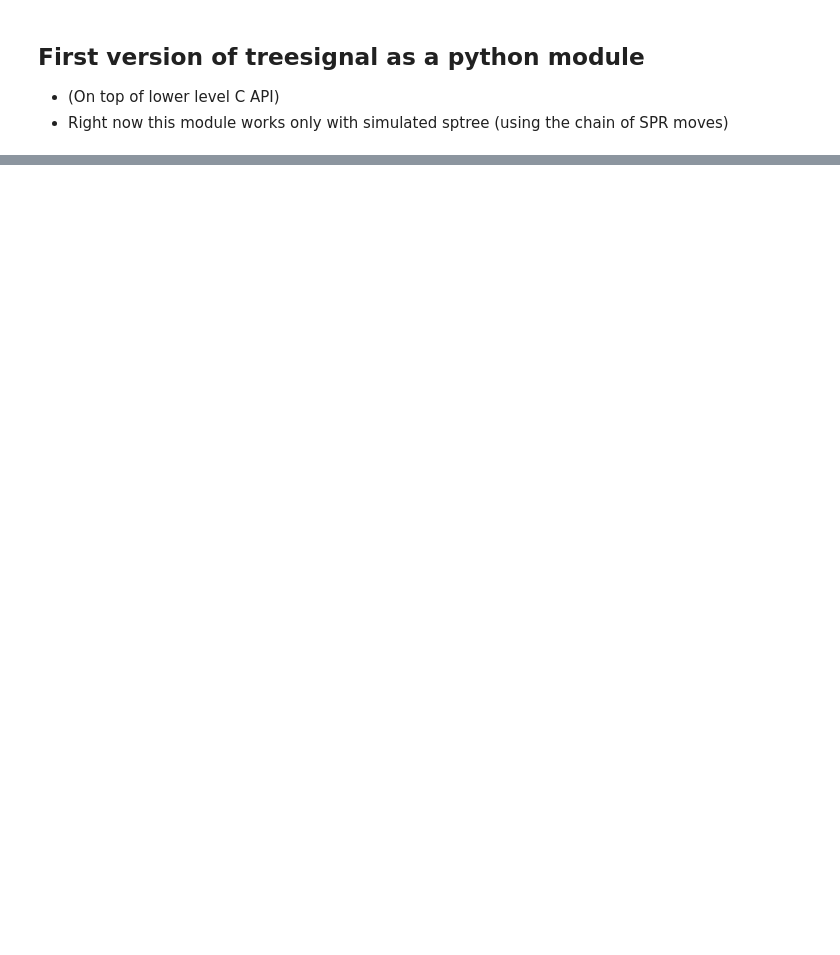
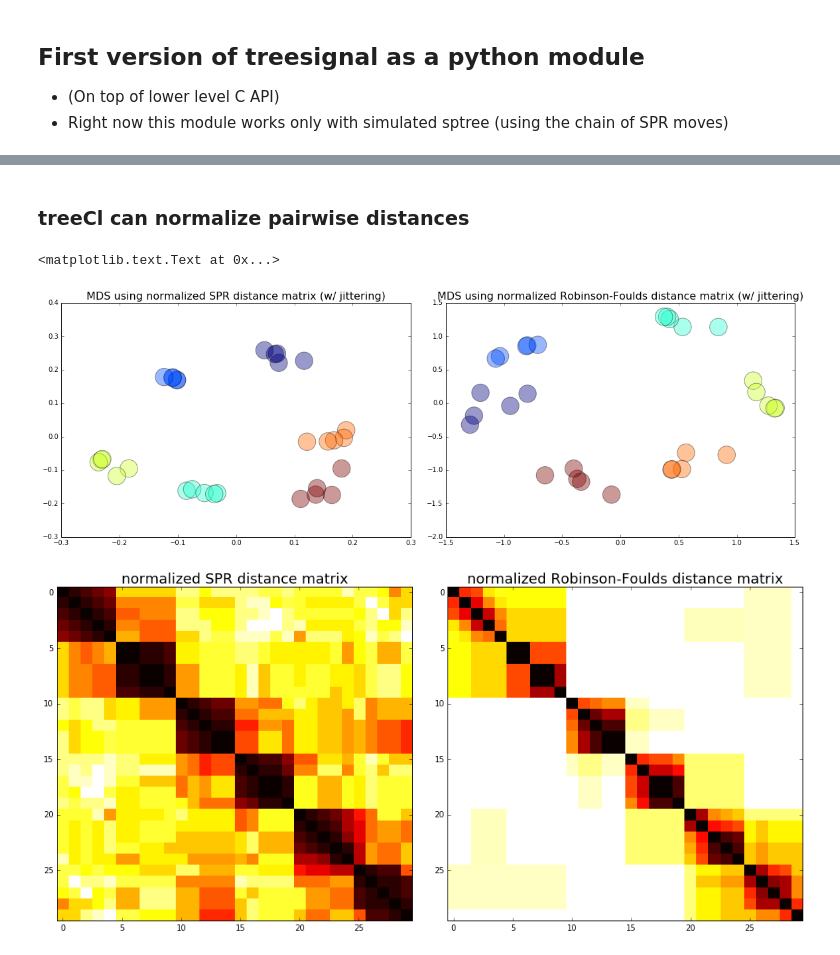
Before and after one commit to leomrtns/genefam-dist, a Jupyter notebook: docs/005.treesignal_python_module.ipynb, the cells around one changed output, grey strips where cells are left out. Cells and saved outputs as stored; diff of their text form; code cells hidden in the pictures; blank space fills up the shorter version.

```diff
--- a/docs/005.treesignal_python_module.ipynb
+++ b/docs/005.treesignal_python_module.ipynb
@@ -93,0 +153,48 @@ axes[1].set_title("MDS using precomputed SPR distance matrix")
+# %% [markdown]
+### treeCl can normalize pairwise distances
+# %%
+n_t = len(gt)
+treecl_rf  = np.zeros((n_t,n_t)) ## square distance matrix
+treecl_spr = np.zeros((n_t,n_t)) ## square distance matrix
+
+for i in range(n_t):
+    for j in range (i):
+        l_i = [x.label for x in gt[i].taxon_namespace]
+        l_j = [x.label for x in gt[j].taxon_namespace]
+        common =list(set(l_i) & set(l_j))
+        n_c = len(common)
+        t_i = copy.deepcopy(gt[i])
+        t_i.retain_taxa_with_labels(common)
+        t_j = copy.deepcopy(gt[j])
+        t_j.retain_taxa_with_labels(common)
+        #print ("\n", l_i, "\n", l_j, "\n", common, "common")
+        spc = treesignal.low_level_calculate_spectrum_from_tree_strings(
+                t_i.as_string(schema="newick"),
+                t_j.as_string(schema="newick"))
+        treecl_rf[i,j]  = treecl_rf[j,i]  = spc[5]/(n_c-3)
+        treecl_spr[i,j] = treecl_spr[j,i] = (spc[3]+spc[4])/(2*n_c-3)
+# %%
+fig, axes = plt.subplots(1,2) ; fig.set_size_inches(16, 5)
+fig.subplots_adjust(top=.99, bottom=.01, left=.02, right=.98, wspace=.1, hspace=.1)
+
+transf=manifold.MDS(n_components=2, dissimilarity="precomputed").fit_transform(treecl_spr)
+jit = 0.02 * transf.max() * np.random.normal(size=feat_miss.shape[0]) #  avoid complete overlap of points
+axes[0].scatter(transf[:,1]+jit, transf[:,0]+jit[::-1], c=clabels, edgecolor="black", cmap="jet", alpha=.4, s=700)
+axes[0].set_title("MDS using normalized SPR distance matrix (w/ jittering)",  fontsize=16)
+
+transf=manifold.MDS(n_components=2, dissimilarity="precomputed").fit_transform(treecl_rf)
+jit = 0.02 * transf.max() * np.random.normal(size=feat_miss.shape[0]) #  avoid complete overlap of points
+axes[1].scatter(transf[:,1]+jit, transf[:,0]+jit[::-1], c=clabels, edgecolor="black", cmap="jet", alpha=.4, s=700)
+axes[1].set_title("MDS using normalized Robinson-Foulds distance matrix (w/ jittering)",  fontsize=16)
+
+
+fig, axes = plt.subplots(1,2) ; fig.set_size_inches(14, 6)
+fig.subplots_adjust(top=.99, bottom=.01, left=.03, right=.97, wspace=.1, hspace=.1)
+axes[0].imshow(treecl_spr, aspect='auto', cmap="hot", interpolation="nearest")
+axes[0].set_title("normalized SPR distance matrix",  fontsize=18)
+axes[1].imshow(treecl_rf, aspect='auto', cmap="hot", interpolation="nearest")
+axes[1].set_title("normalized Robinson-Foulds distance matrix",  fontsize=18)
+# %% [output]
+<matplotlib.text.Text at 0x...>
+[figure, added]
+[figure, added]
```
Also changed, not shown: parts of 8 cells of this notebook, 9 other files.
